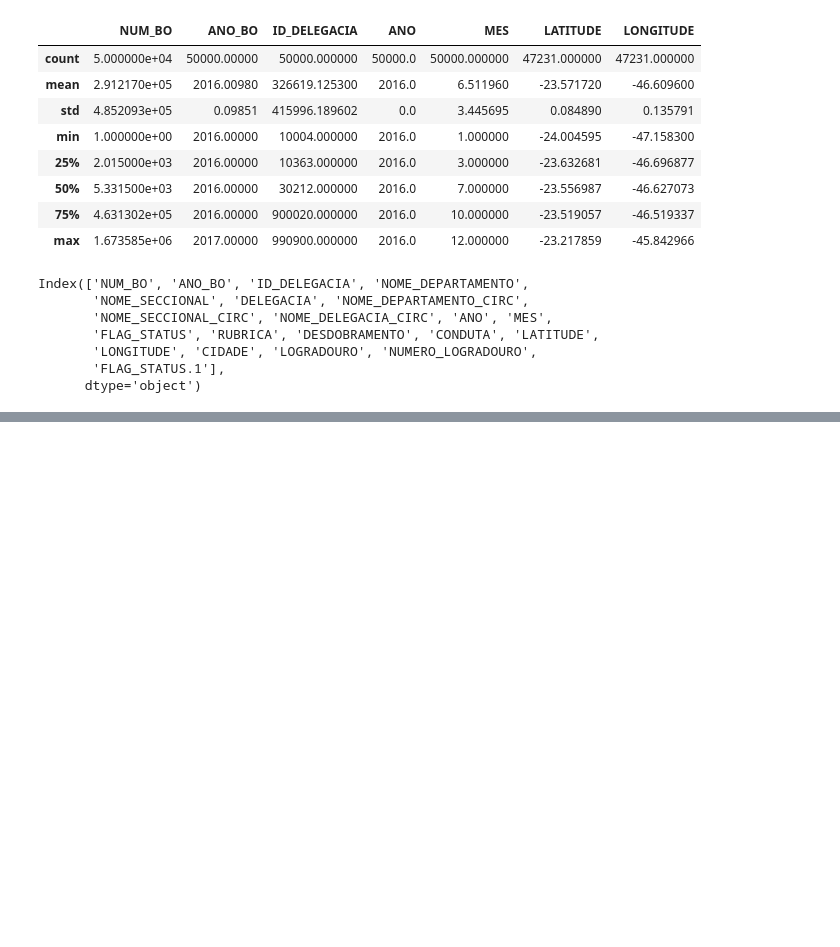
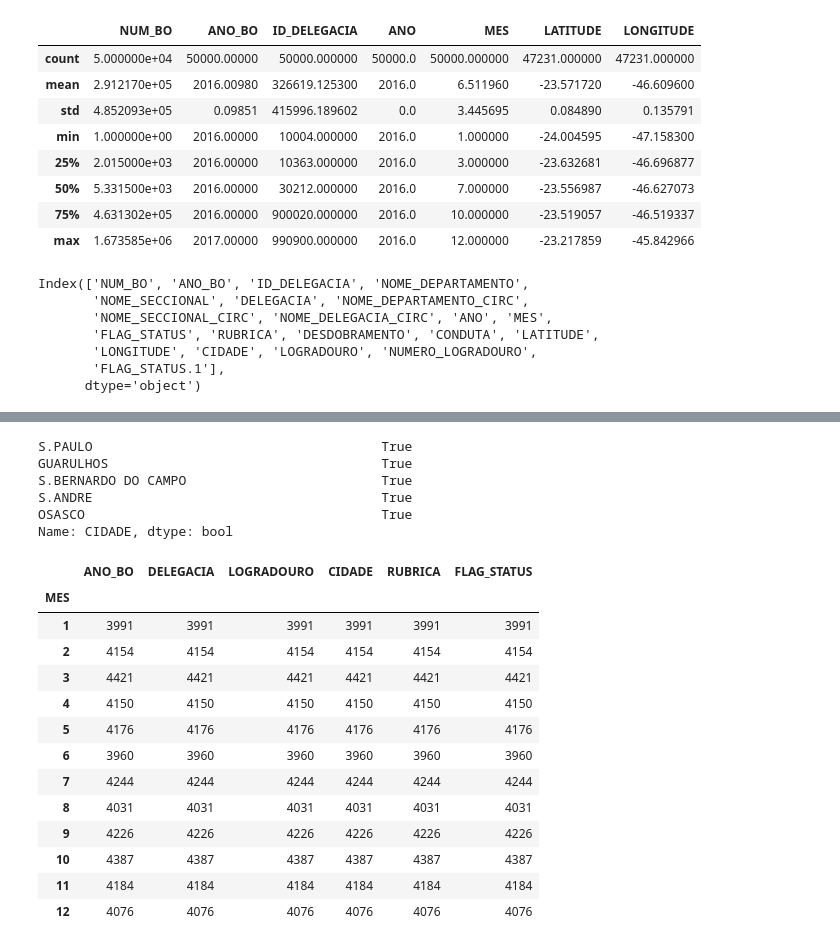
Before and after one commit to DigoKenji/Projeto_IA, a Jupyter notebook: Jupyter_Files/Analise_dados.ipynb, the cells around one changed output, grey strips where cells are left out. Saved outputs shown, nothing was run; the diff lists cells and outputs as text; code cells hidden in the pictures; blank space fills up the shorter version.

```diff
--- a/Jupyter_Files/Analise_dados.ipynb
+++ b/Jupyter_Files/Analise_dados.ipynb
@@ -144,0 +271,26 @@ tab.loc[tab.CIDADE == "S.PAULO", :]
+# %%
+mask.loc[mask]
+# %% [output]
+S.PAULO                                     True
+GUARULHOS                                   True
+S.BERNARDO DO CAMPO                         True
+S.ANDRE                                     True
+OSASCO                                      True
+Name: CIDADE, dtype: bool
+# %%
+tmp.groupby("MES").count()
+# %% [output]
+|  | ANO_BO | DELEGACIA | LOGRADOURO | CIDADE | RUBRICA | FLAG_STATUS |
+| MES |  |  |  |  |  |  |
+| 1 | 3991 | 3991 | 3991 | 3991 | 3991 | 3991 |
+| 2 | 4154 | 4154 | 4154 | 4154 | 4154 | 4154 |
+| 3 | 4421 | 4421 | 4421 | 4421 | 4421 | 4421 |
+| 4 | 4150 | 4150 | 4150 | 4150 | 4150 | 4150 |
+| 5 | 4176 | 4176 | 4176 | 4176 | 4176 | 4176 |
+| 6 | 3960 | 3960 | 3960 | 3960 | 3960 | 3960 |
+| 7 | 4244 | 4244 | 4244 | 4244 | 4244 | 4244 |
+| 8 | 4031 | 4031 | 4031 | 4031 | 4031 | 4031 |
+| 9 | 4226 | 4226 | 4226 | 4226 | 4226 | 4226 |
+| 10 | 4387 | 4387 | 4387 | 4387 | 4387 | 4387 |
+| 11 | 4184 | 4184 | 4184 | 4184 | 4184 | 4184 |
+| 12 | 4076 | 4076 | 4076 | 4076 | 4076 | 4076 |
```
Also changed, not shown: parts of 22 cells of this notebook, 2 other files.
